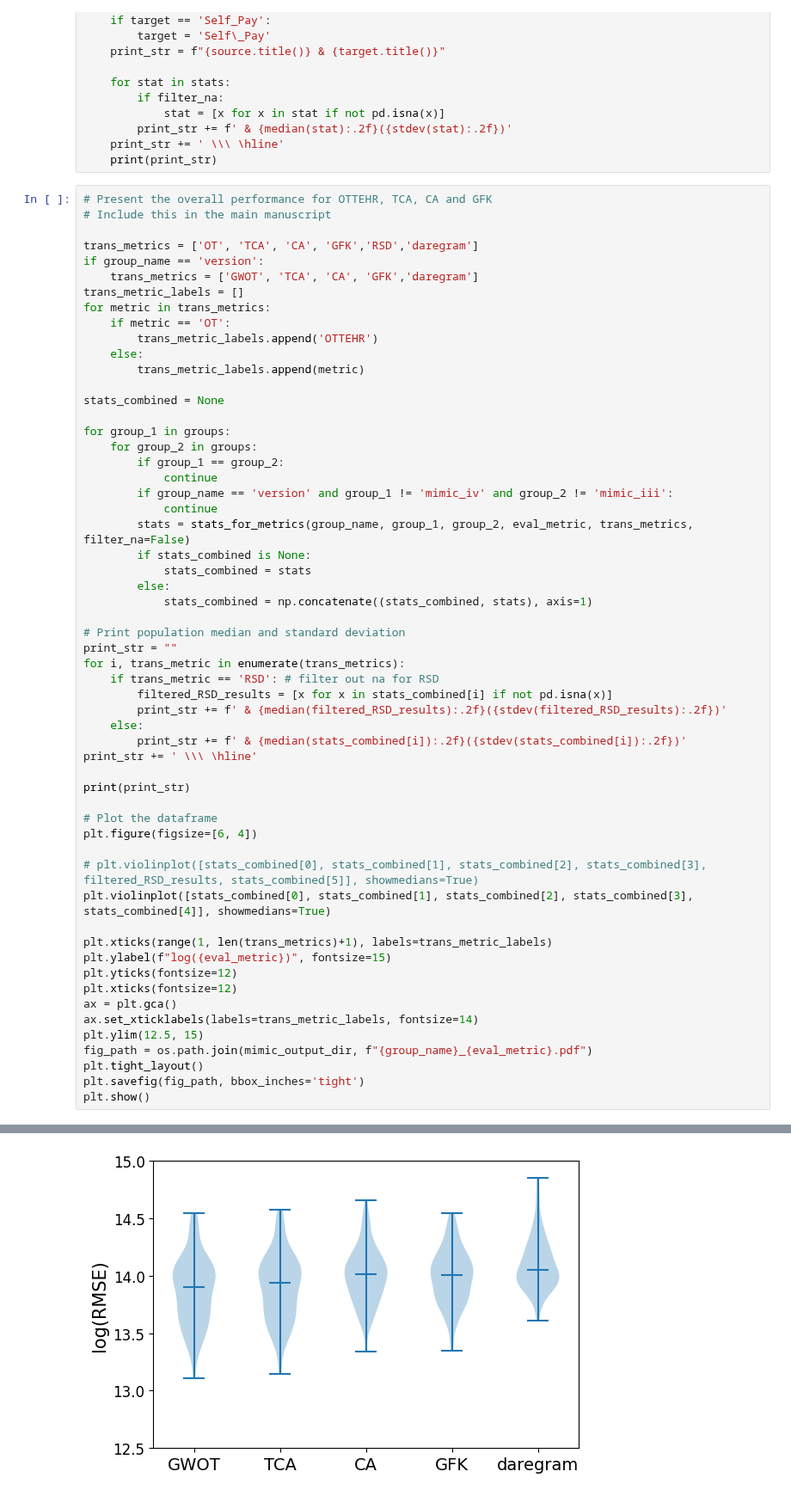
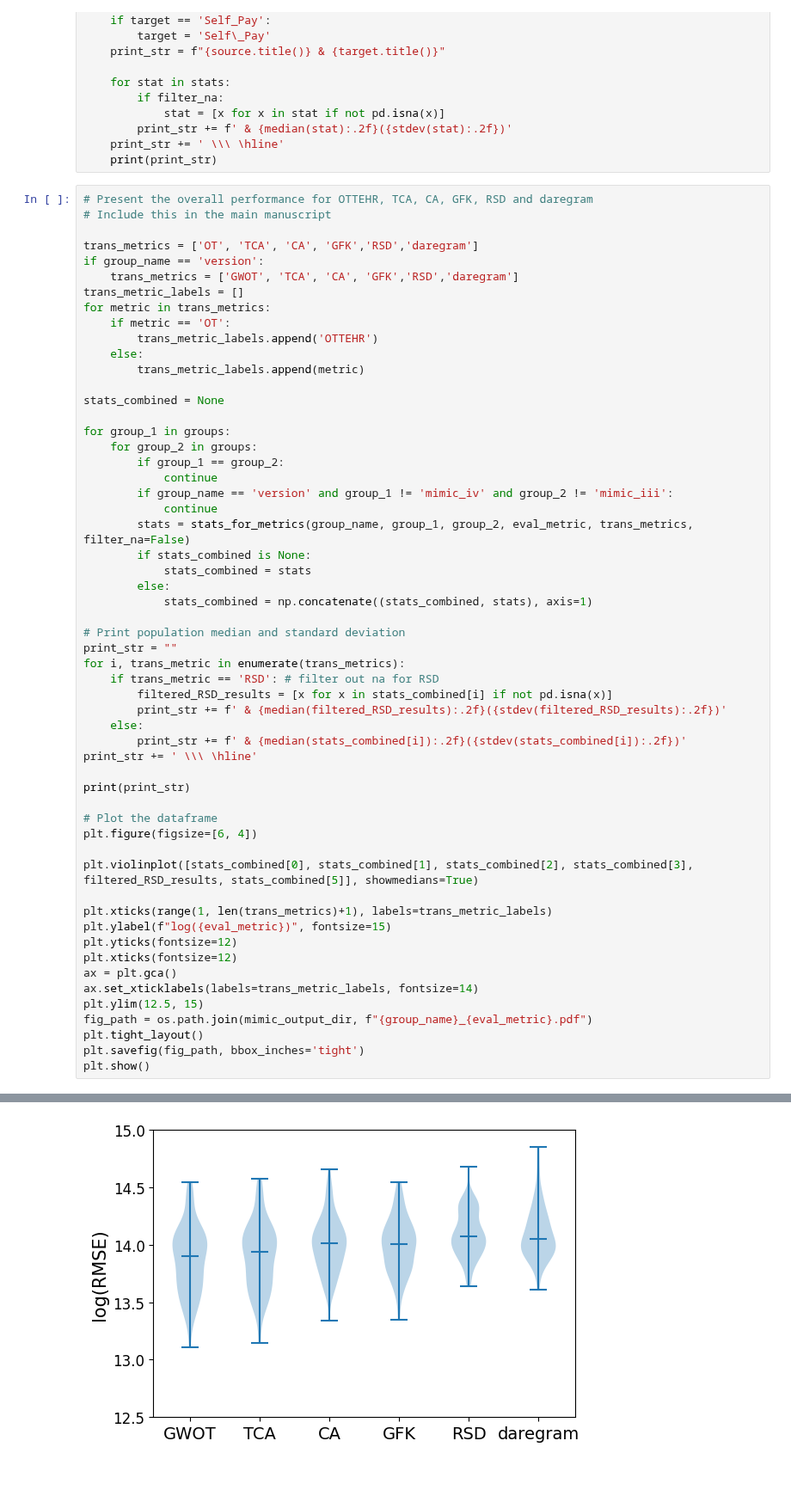
Before and after one commit to causalpathlab/EHR-OT, a Jupyter notebook: mimiciii_exp/admission/analyze_accuracy.ipynb, the cells around one changed output, grey strips where cells are left out. Shown at 86% size. Saved outputs shown, nothing was run; the diff lists cells and outputs as text.

Commit message:
updated results

```diff
--- a/mimiciii_exp/admission/analyze_accuracy.ipynb
+++ b/mimiciii_exp/admission/analyze_accuracy.ipynb
@@ -96,12 +96,12 @@ def print_latex(source, target, stats, filter_na = True):
     print_str += ' \\\ \hline'
     print(print_str)
 # %%
-# Present the overall performance for OTTEHR, TCA, CA and GFK
+# Present the overall performance for OTTEHR, TCA, CA, GFK, RSD and daregram
 # Include this in the main manuscript
 
 trans_metrics = ['OT', 'TCA', 'CA', 'GFK','RSD','daregram']
 if group_name == 'version':
-    trans_metrics = ['GWOT', 'TCA', 'CA', 'GFK','daregram']
+    trans_metrics = ['GWOT', 'TCA', 'CA', 'GFK','RSD','daregram']
 trans_metric_labels = []
 for metric in trans_metrics:
     if metric == 'OT':
@@ -138,8 +138,7 @@ print(print_str)
 # Plot the dataframe
 plt.figure(figsize=[6, 4])
 
-# plt.violinplot([stats_combined[0], stats_combined[1], stats_combined[2], stats_combined[3], filtered_RSD_results, stats_combined[5]], showmedians=True)
-plt.violinplot([stats_combined[0], stats_combined[1], stats_combined[2], stats_combined[3], stats_combined[4]], showmedians=True)
+plt.violinplot([stats_combined[0], stats_combined[1], stats_combined[2], stats_combined[3], filtered_RSD_results, stats_combined[5]], showmedians=True)
 
 plt.xticks(range(1, len(trans_metrics)+1), labels=trans_metric_labels)
 plt.ylabel(f"log({eval_metric})", fontsize=15)
@@ -157,4 +156,4 @@ plt.show()
-[figure, old version]
+[figure, new version]
 # %%
 # Present the overall performance for OTTEHR and deepJDOT
 # Include this in the main manuscript
```
Also changed, not shown: parts of 2 cells of this notebook, 6 other files.
